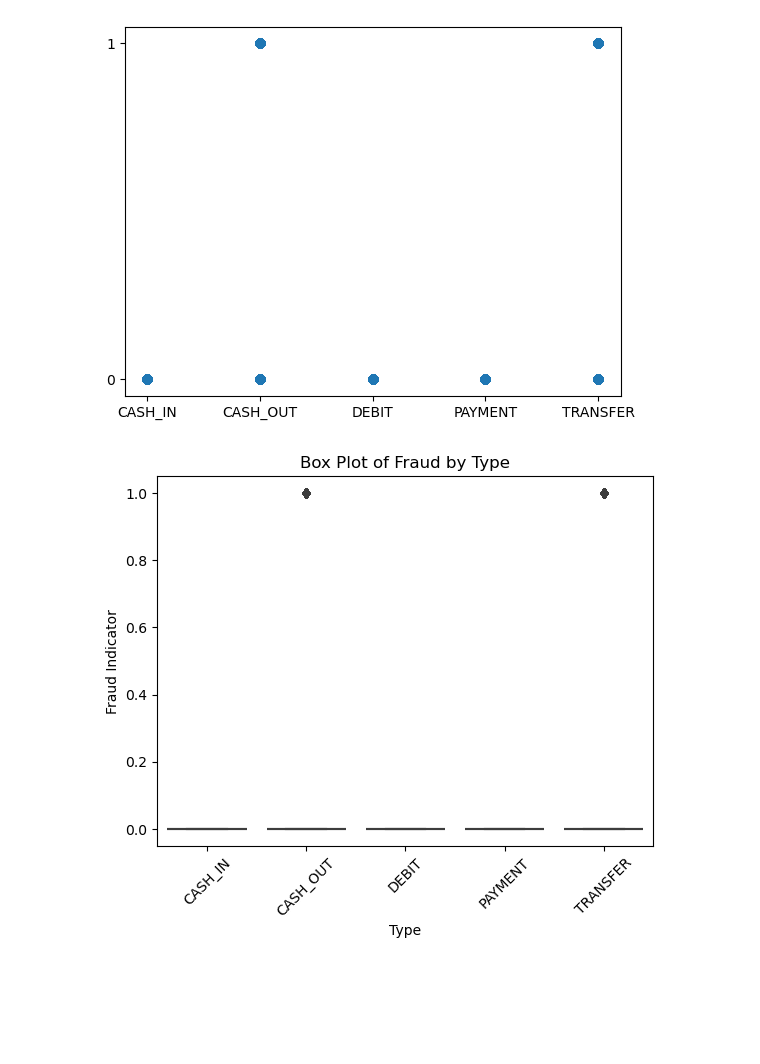
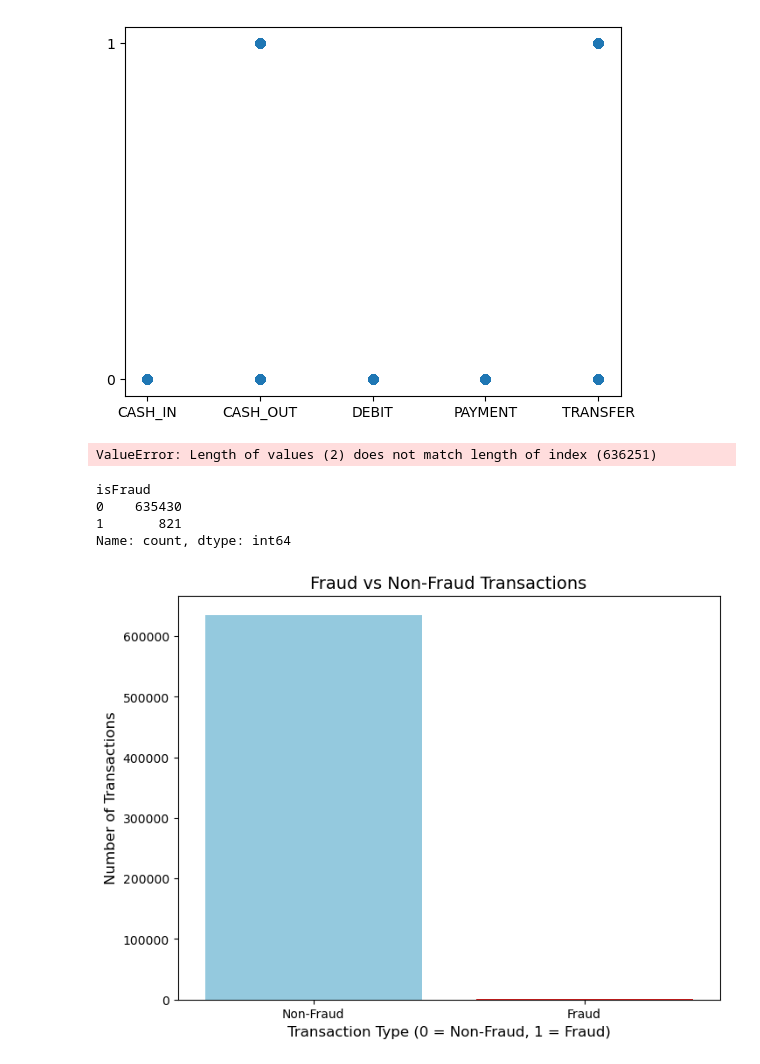
Before and after one commit to ribesh9/Data-Science-and-ML, a Jupyter notebook: AssignmentDS.ipynb, the cells around one changed output. Drawn from its saved outputs; the diff is of its cells as text; code cells hidden in the pictures; blank space fills up the shorter version.

```diff
--- a/AssignmentDS.ipynb
+++ b/AssignmentDS.ipynb
@@ -327,6 +327,7 @@ plt.scatter(new_data_type, new_data_fraud)
 [figure]
 # %%
 import seaborn as sns
+fraud_count = data['isFraud'].value_counts()
 # Combine the columns into one DataFrame
 data['type'] = data['type'].astype('category')
 data['isFraud'] = pd.to_numeric(data['isFraud'], errors='coerce')
@@ -334,7 +335,7 @@ combined_data = pd.DataFrame({'type': data['type'],   # Categorical variable
                               'isFraud': data['isFraud'] # Numeric variable
                              })
 # Create the box plot
-sns.boxplot(x='type', y='isFraud', data=combined_data)
+sns.boxplot(x=data['type'], y=fraud_count.index, data=combined_data)
 
 # Add labels and title
 plt.xlabel('Type')
@@ -343,4 +344,24 @@ plt.title('Box Plot of Fraud by Type')
 plt.xticks(rotation=45)  # Rotate x-axis labels if they overlap
 plt.show()
 # %% [output]
-[figure, removed]
+ValueError: Length of values (2) does not match length of index (636251)
+# %%
+fraud_count = data['isFraud'].value_counts()
+# %%
+fraud_count
+# %% [output]
+isFraud
+0    635430
+1       821
+Name: count, dtype: int64
+# %%
+plt.figure(figsize=(8, 6))
+sns.barplot(x=fraud_count.index, y=fraud_count.values, palette=['skyblue', 'red'])
+
+plt.title('Fraud vs Non-Fraud Transactions', fontsize=14)
+plt.xlabel('Transaction Type (0 = Non-Fraud, 1 = Fraud)', fontsize=12)
+plt.ylabel('Number of Transactions', fontsize=12)
+plt.xticks([0, 1], ['Non-Fraud', 'Fraud'])
+plt.show()
+# %% [output]
+[figure, added]
```
